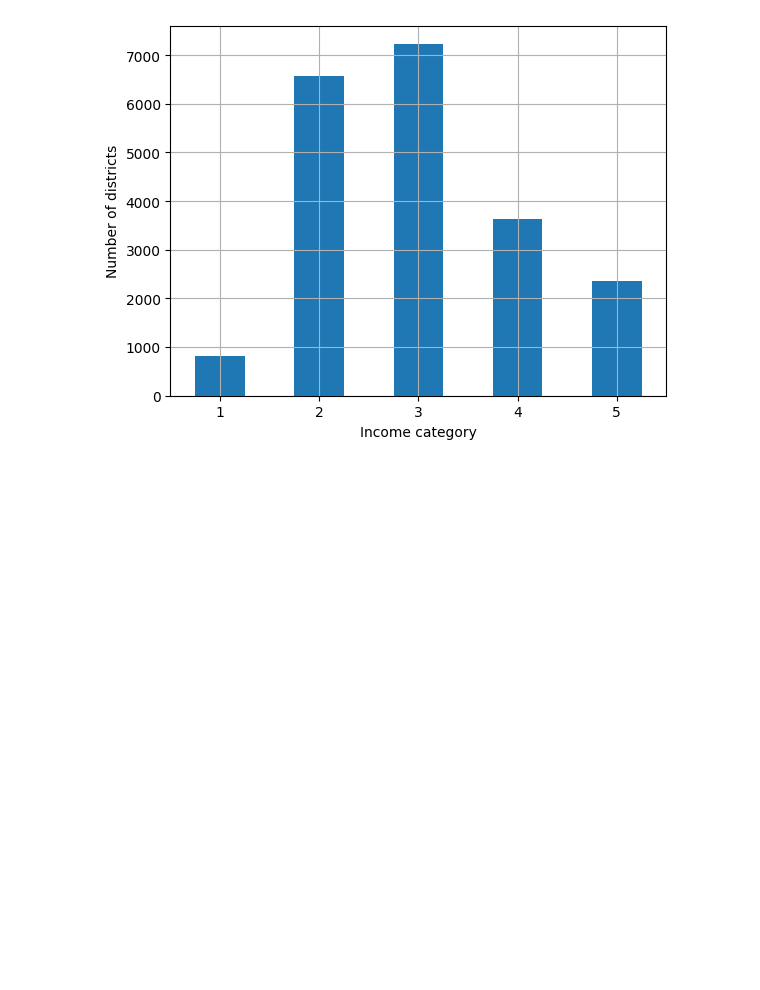
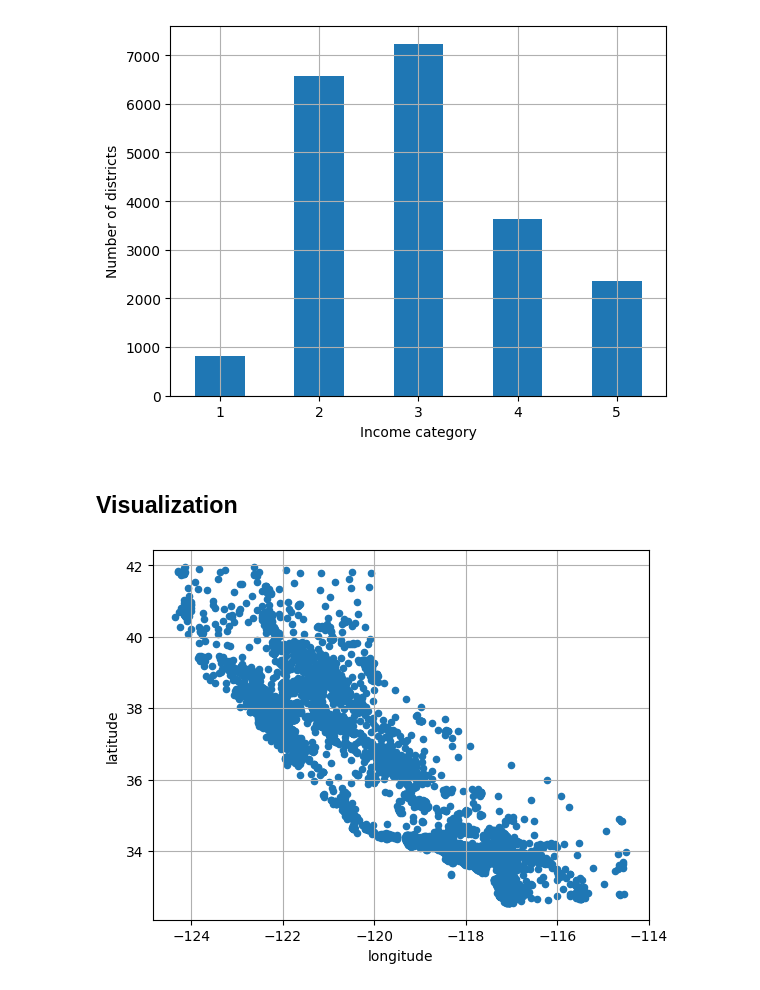
Before and after one commit to abhisheksinha27x/Classical-ML, a Jupyter notebook: 2_end-to-end-project/code.ipynb, the cells around one changed output. Cells and saved outputs as stored; diff of their text form; code cells hidden in the pictures; blank space fills up the shorter version.

Commit message:
did some visual representation

```diff
--- a/2_end-to-end-project/code.ipynb
+++ b/2_end-to-end-project/code.ipynb
@@ -148,3 +148,11 @@ plt.show()
 # %%
 # since we're going to experiment with various transformations of the full training set, we should make a copy of the original so you can revert to it afterwards
 housing = strat_train_set.copy()
+# %% [markdown]
+## Visualization
+# %%
+# because the dataset includes geographical information (latitude & longitude), it is a good idea to create a scatterplot of all the districts to visualize the data
+housing.plot(kind='scatter', x='longitude', y='latitude', grid=True)
+plt.show()
+# %% [output]
+[figure, added]
```
Also changed, not shown: parts of 6 cells of this notebook, 2 other files.
